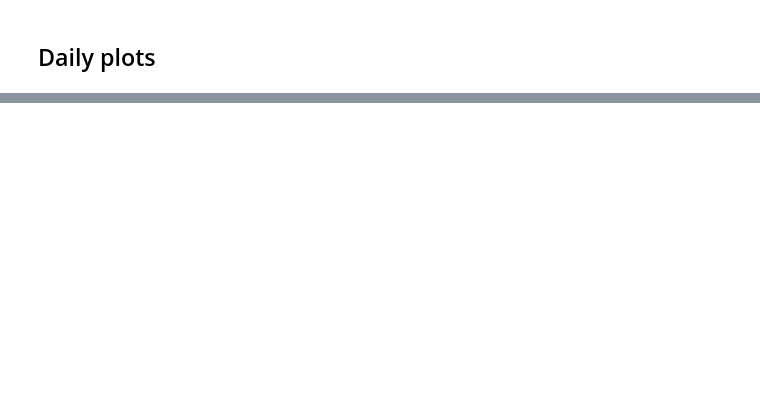
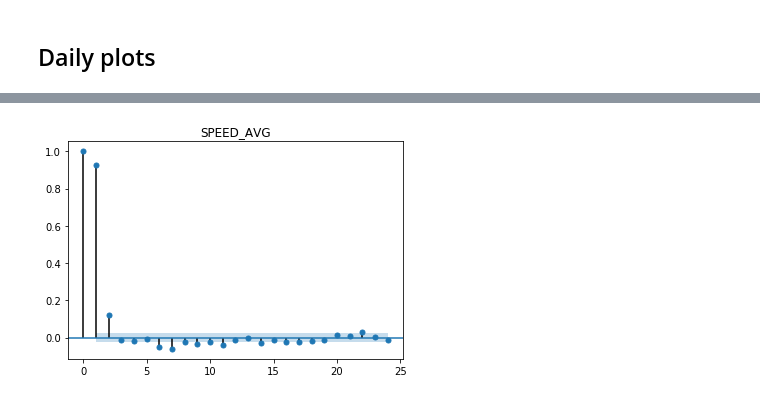
Before and after one commit to gianpy15/DMProject, a Jupyter notebook: notebooks/Gianpy/plots.ipynb, the cells around one changed output, grey strips where cells are left out. Saved outputs shown, nothing was run; the diff lists cells and outputs as text; code cells hidden in the pictures; blank space fills up the shorter version.

```diff
--- a/notebooks/Gianpy/plots.ipynb
+++ b/notebooks/Gianpy/plots.ipynb
@@ -122,0 +56,2 @@ sns.lineplot(x=daily_df.DATETIME_UTC, y=daily_df.SPEED_AVG, hue=daily_df.ROAD_TY
+# %%
+speeds_df = speeds()
@@ -122,0 +80,3 @@ sns.lineplot(x=daily_df.DATETIME_UTC, y=daily_df.SPEED_AVG, hue=daily_df.ROAD_TY
+# %%
+speeds = speeds_df[(speeds_df.KEY == 17) & (speeds_df.KM == 1399)].sort_values(DATETIME)
+speeds.head(3)
@@ -122,0 +88,6 @@ sns.lineplot(x=daily_df.DATETIME_UTC, y=daily_df.SPEED_AVG, hue=daily_df.ROAD_TY
+# %%
+speeds = speeds[[DATETIME, SPEED_AVG]].set_index(DATETIME)
+speed_train = speeds[0:7000]
+speed_test = speeds[7000:]
+print(speeds.shape)
+speeds.head(3)
@@ -122,0 +101,5 @@ sns.lineplot(x=daily_df.DATETIME_UTC, y=daily_df.SPEED_AVG, hue=daily_df.ROAD_TY
+# %%
+plot_pacf(speed_train[SPEED_AVG], lags=24, title=SPEED_AVG)
+plt.show()
+# %% [output]
+[figure, added]
```
Also changed, not shown: parts of 21 cells of this notebook, 5 other files.
